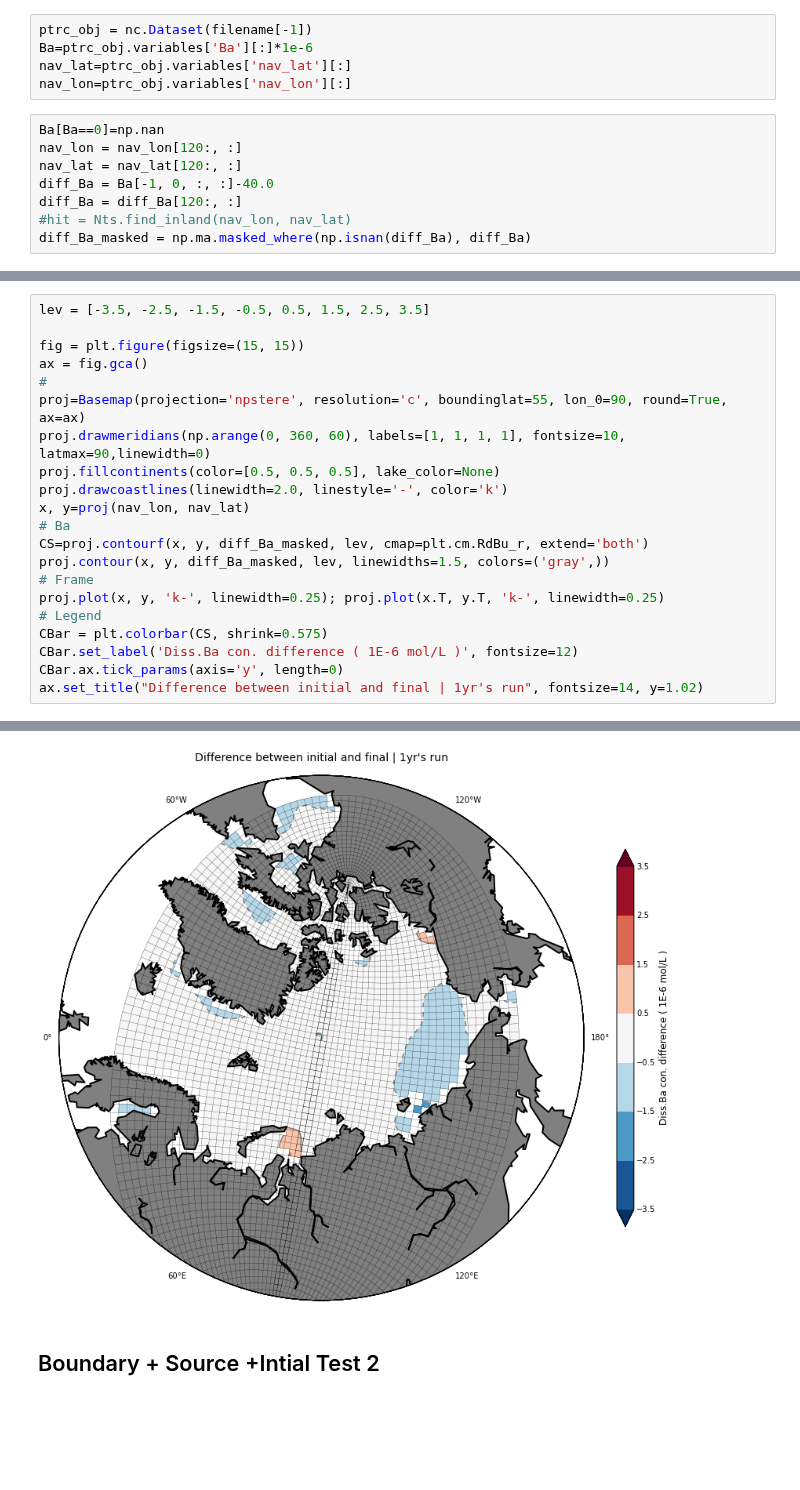
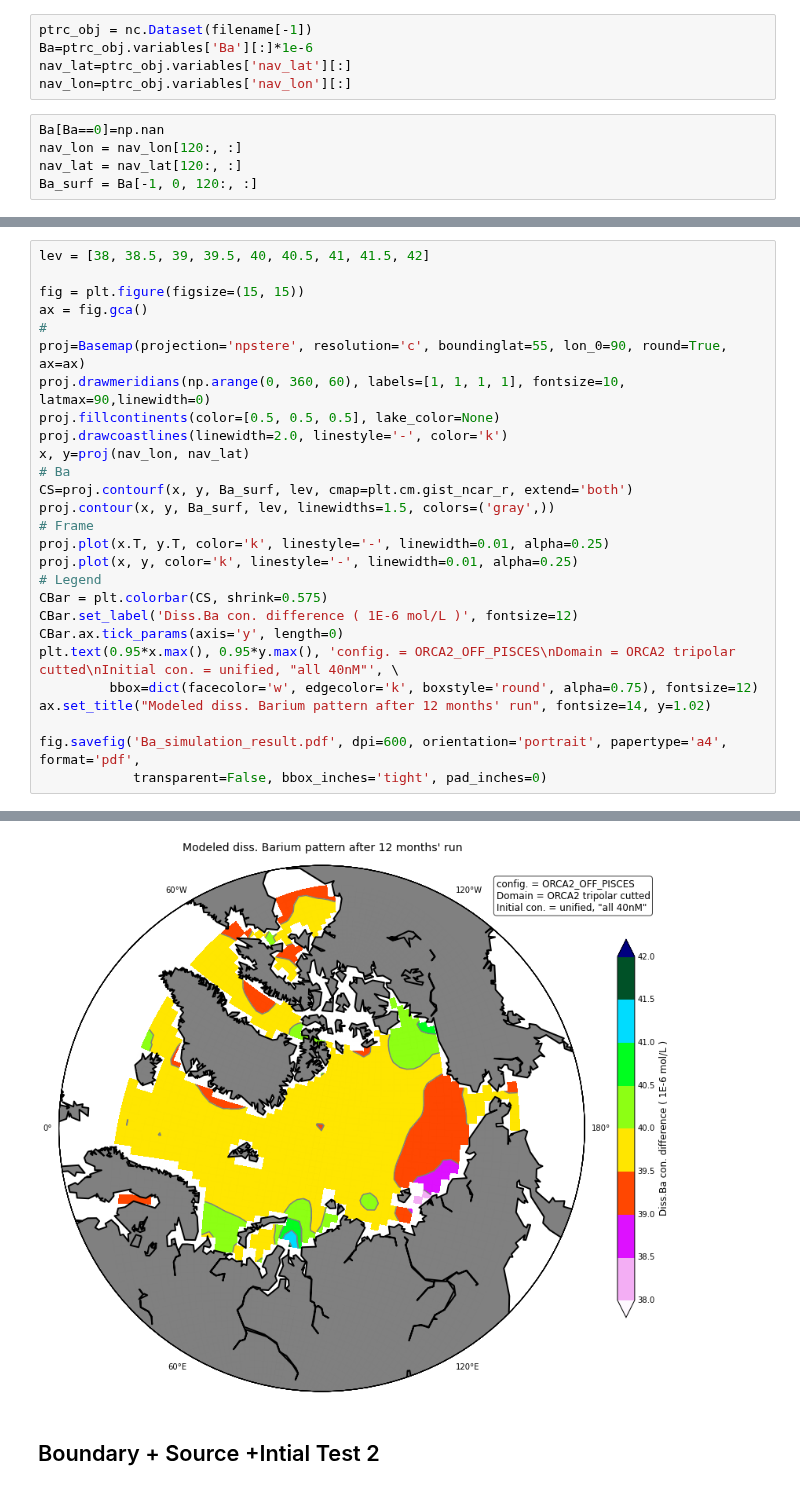
Before and after one commit to UBC-MOAD/analysis-kyle, a Jupyter notebook: notebooks/[Barium] 08 Tracer simulation results.ipynb, the cells around one changed output, grey strips where cells are left out. Drawn from its saved outputs; the diff is of its cells as text; blank space fills up the shorter version.

```diff
--- a/notebooks/[Barium] 08 Tracer simulation results.ipynb
+++ b/notebooks/[Barium] 08 Tracer simulation results.ipynb
@@ -66,7 +66,4 @@ nav_lon=ptrc_obj.variables['nav_lon'][:]
 Ba[Ba==0]=np.nan
 nav_lon = nav_lon[120:, :]
 nav_lat = nav_lat[120:, :]
-diff_Ba = Ba[-1, 0, :, :]-40.0
-diff_Ba = diff_Ba[120:, :]
-#hit = Nts.find_inland(nav_lon, nav_lat)
-diff_Ba_masked = np.ma.masked_where(np.isnan(diff_Ba), diff_Ba)
+Ba_surf = Ba[-1, 0, 120:, :]
@@ -73,5 +74,5 @@ diff_Ba_masked = np.ma.masked_where(np.isnan(diff_Ba), diff_Ba)
 # %%
-lev = [-3.5, -2.5, -1.5, -0.5, 0.5, 1.5, 2.5, 3.5]
+lev = [38, 38.5, 39, 39.5, 40, 40.5, 41, 41.5, 42]
 
 fig = plt.figure(figsize=(15, 15))
 ax = fig.gca()
@@ -82,13 +83,19 @@ proj.fillcontinents(color=[0.5, 0.5, 0.5], lake_color=None)
 proj.drawcoastlines(linewidth=2.0, linestyle='-', color='k')
 x, y=proj(nav_lon, nav_lat)
 # Ba
-CS=proj.contourf(x, y, diff_Ba_masked, lev, cmap=plt.cm.RdBu_r, extend='both')
-proj.contour(x, y, diff_Ba_masked, lev, linewidths=1.5, colors=('gray',))
+CS=proj.contourf(x, y, Ba_surf, lev, cmap=plt.cm.gist_ncar_r, extend='both')
+proj.contour(x, y, Ba_surf, lev, linewidths=1.5, colors=('gray',))
 # Frame
-proj.plot(x, y, 'k-', linewidth=0.25); proj.plot(x.T, y.T, 'k-', linewidth=0.25)
+proj.plot(x.T, y.T, color='k', linestyle='-', linewidth=0.01, alpha=0.25)
+proj.plot(x, y, color='k', linestyle='-', linewidth=0.01, alpha=0.25)
 # Legend
 CBar = plt.colorbar(CS, shrink=0.575)
 CBar.set_label('Diss.Ba con. difference ( 1E-6 mol/L )', fontsize=12)
 CBar.ax.tick_params(axis='y', length=0)
-ax.set_title("Difference between initial and final | 1yr's run", fontsize=14, y=1.02)
+plt.text(0.95*x.max(), 0.95*y.max(), 'config. = ORCA2_OFF_PISCES\nDomain = ORCA2 tripolar cutted\nInitial con. = unified, "all 40nM"', \
+         bbox=dict(facecolor='w', edgecolor='k', boxstyle='round', alpha=0.75), fontsize=12)
+ax.set_title("Modeled diss. Barium pattern after 12 months' run", fontsize=14, y=1.02)
+
+fig.savefig('Ba_simulation_result.pdf', dpi=600, orientation='portrait', papertype='a4', format='pdf',
+            transparent=False, bbox_inches='tight', pad_inches=0)
 # %% [output]
@@ -96,4 +102,4 @@ ax.set_title("Difference between initial and final | 1yr's run", fontsize=14, y=
-[figure, old version]
+[figure, new version]
 # %% [markdown]
 ## Boundary + Source +Intial Test 2
 # %% [markdown]
```
Also changed, not shown: parts of 2 cells of this notebook, 9 other files.
